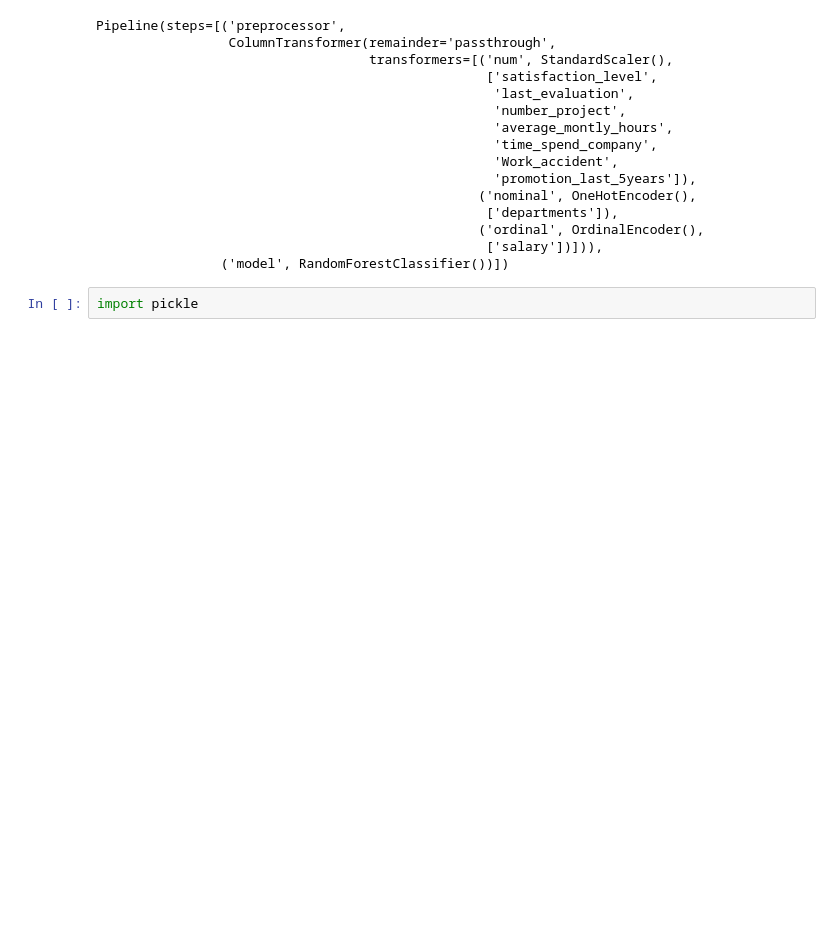
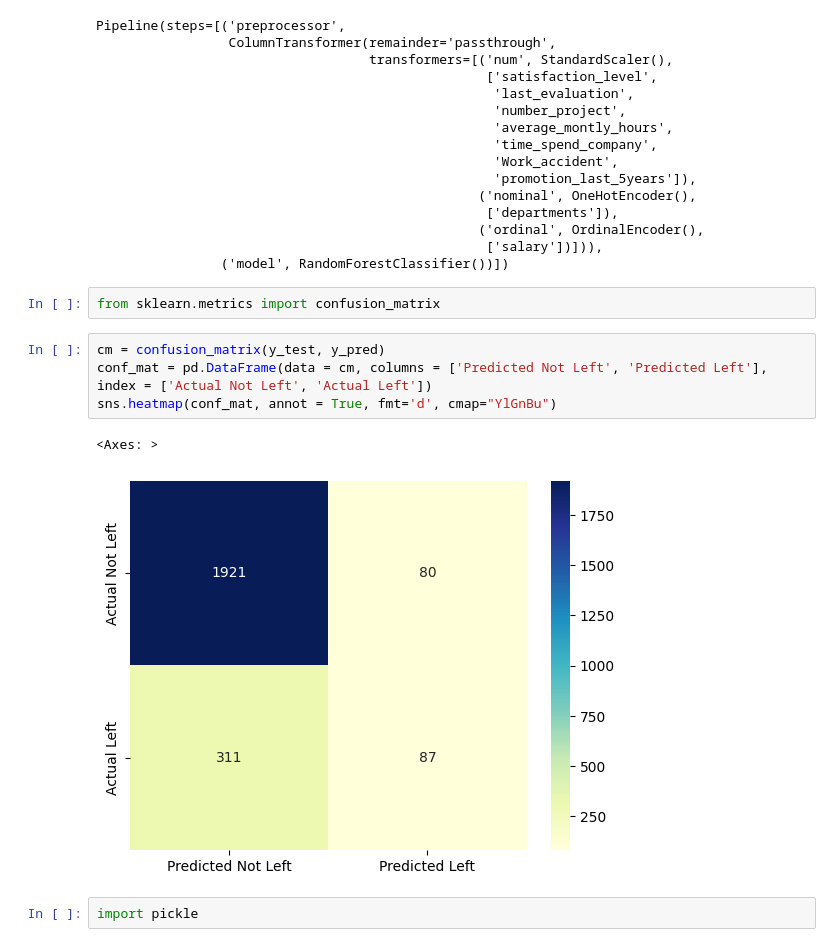
Before and after one commit to Deekshita31/Employee_churn, a Jupyter notebook: Employee_churn.ipynb, the cells around one changed output. Cells and saved outputs as stored; diff of their text form; blank space fills up the shorter version.

```diff
--- a/Employee_churn.ipynb
+++ b/Employee_churn.ipynb
@@ -371,6 +399,15 @@ Pipeline(steps=[('preprocessor',
                                                  ('ordinal', OrdinalEncoder(),
                                                   ['salary'])])),
                 ('model', RandomForestClassifier())])
+# %%
+from sklearn.metrics import confusion_matrix
+# %%
+cm = confusion_matrix(y_test, y_pred)
+conf_mat = pd.DataFrame(data = cm, columns = ['Predicted Not Left', 'Predicted Left'], index = ['Actual Not Left', 'Actual Left'])
+sns.heatmap(conf_mat, annot = True, fmt='d', cmap="YlGnBu")
+# %% [output]
+<Axes: >
+[figure, added]
 # %%
 import pickle
 # %% [markdown]
```
Also changed, not shown: parts of 5 cells of this notebook.
